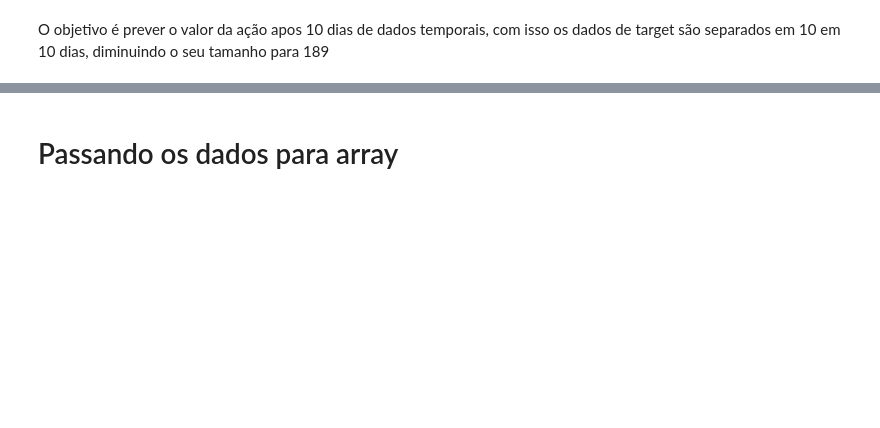
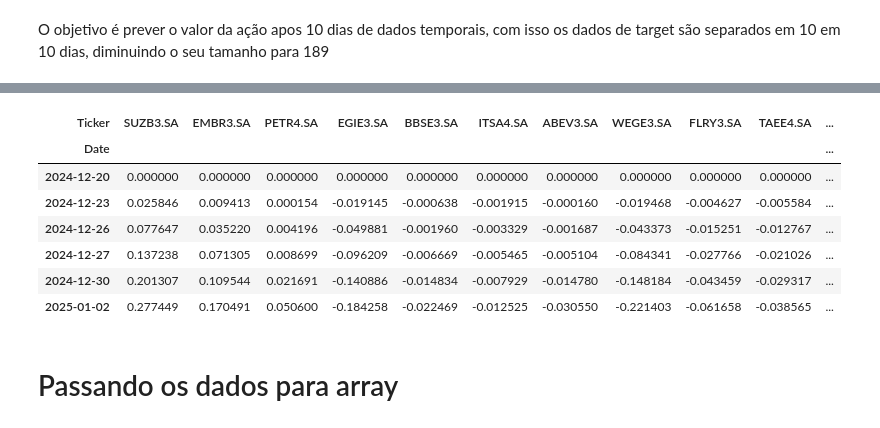
Before and after one commit to gabriels3t/Uso-de-RNN-para-prever-acoes, a Jupyter notebook: data.ipynb, the cells around one changed output, grey strips where cells are left out. Drawn from its saved outputs; the diff is of its cells as text; code cells hidden in the pictures; blank space fills up the shorter version.

```diff
--- a/data.ipynb
+++ b/data.ipynb
@@ -115,0 +122,31 @@ Novo shape do target: (189, 10)
+# %%
+# Função para calcular MACD e Signal para os ativos em cada janela
+def calcular_macd_em_janelas(cotacao_feature_grouped, ativos):
+    # Cria uma lista para armazenar as novas janelas com MACD e Signal
+    cotacao_feature_with_macd = []
+
+    # Iterar sobre cada janela
+    for janela in cotacao_feature_grouped:
+        # Iterando sobre cada ativo para calcular o MACD e a linha de sinal
+        for ativo in ativos:
+            # Seleciona os dados de fechamento do ativo na janela e remove valores nulos
+            cotacao = janela['Close'][ativo].dropna()
+
+            # Calculando as EMAs de 12 e 26 períodos
+            EMA12 = cotacao.ewm(span=12, adjust=False).mean()
+            EMA26 = cotacao.ewm(span=26, adjust=False).mean()
+
+            # Calculando o MACD (diferença entre EMA12 e EMA26)
+            MACD = EMA12 - EMA26
+            janela[('MACD', ativo)] = MACD  # Adiciona o MACD na janela
+
+            # Calculando a linha de sinal (EMA de 9 períodos do MACD)
+            Signal = MACD.ewm(span=9, adjust=False).mean()
+            janela[('Signal', ativo)] = Signal  # Adiciona a linha de sinal na janela
+
+        # Adiciona a janela modificada à lista
+        cotacao_feature_with_macd.append(janela)
+
+    return cotacao_feature_with_macd
+# %%
+cotacao_feature_with_macd = calcular_macd_em_janelas(cotacao_feature_grouped, ativos4)
@@ -116,3 +171,14 @@ Novo shape do target: (189, 10)
+# %%
+cotacao_feature_with_macd[-1]['Signal']
+# %% [output]
+| Ticker | SUZB3.SA | EMBR3.SA | PETR4.SA | EGIE3.SA | BBSE3.SA | ITSA4.SA | ABEV3.SA | WEGE3.SA | FLRY3.SA | TAEE4.SA | ... |
+| Date |  |  |  |  |  |  |  |  |  |  | ... |
+| 2024-12-20 | 0.000000 | 0.000000 | 0.000000 | 0.000000 | 0.000000 | 0.000000 | 0.000000 | 0.000000 | 0.000000 | 0.000000 | ... |
+| 2024-12-23 | 0.025846 | 0.009413 | 0.000154 | -0.019145 | -0.000638 | -0.001915 | -0.000160 | -0.019468 | -0.004627 | -0.005584 | ... |
+| 2024-12-26 | 0.077647 | 0.035220 | 0.004196 | -0.049881 | -0.001960 | -0.003329 | -0.001687 | -0.043373 | -0.015251 | -0.012767 | ... |
+| 2024-12-27 | 0.137238 | 0.071305 | 0.008699 | -0.096209 | -0.006669 | -0.005465 | -0.005104 | -0.084341 | -0.027766 | -0.021026 | ... |
+| 2024-12-30 | 0.201307 | 0.109544 | 0.021691 | -0.140886 | -0.014834 | -0.007929 | -0.014780 | -0.148184 | -0.043459 | -0.029317 | ... |
+| 2025-01-02 | 0.277449 | 0.170491 | 0.050600 | -0.184258 | -0.022469 | -0.012525 | -0.030550 | -0.221403 | -0.061658 | -0.038565 | ... |
 # %% [markdown]
 # Passando os dados para array
 # %%
```
Also changed, not shown: parts of 8 cells of this notebook, 2 other files.
